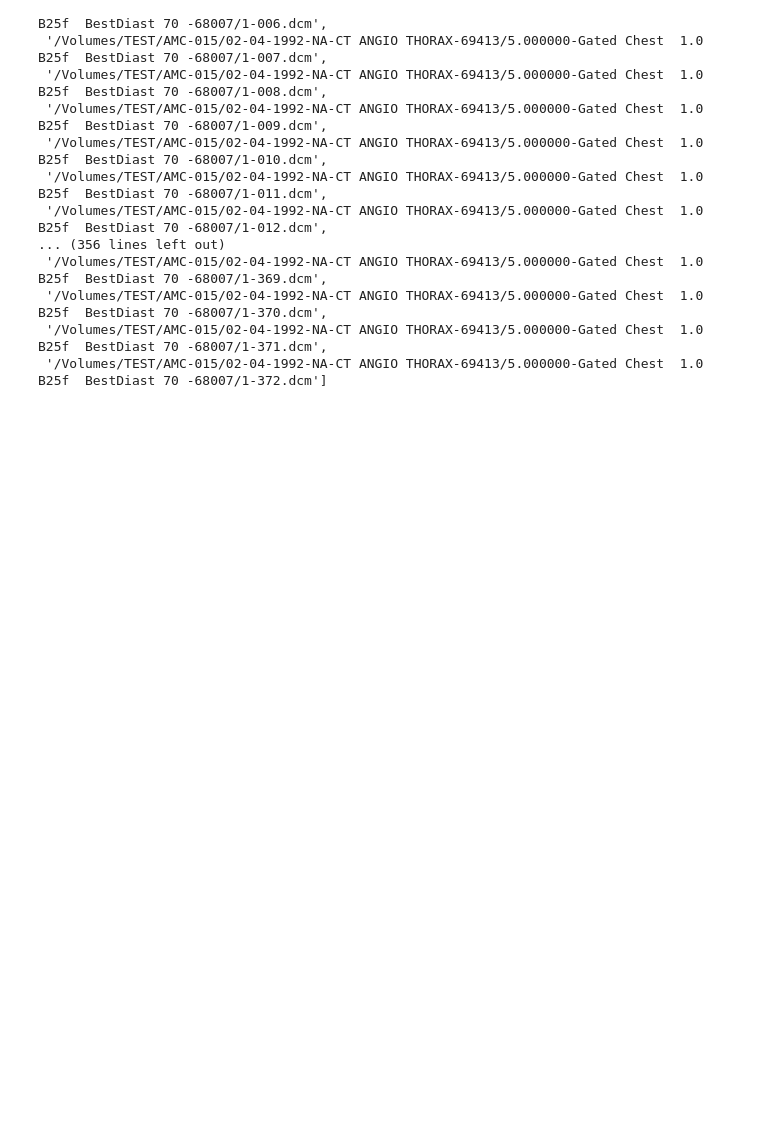
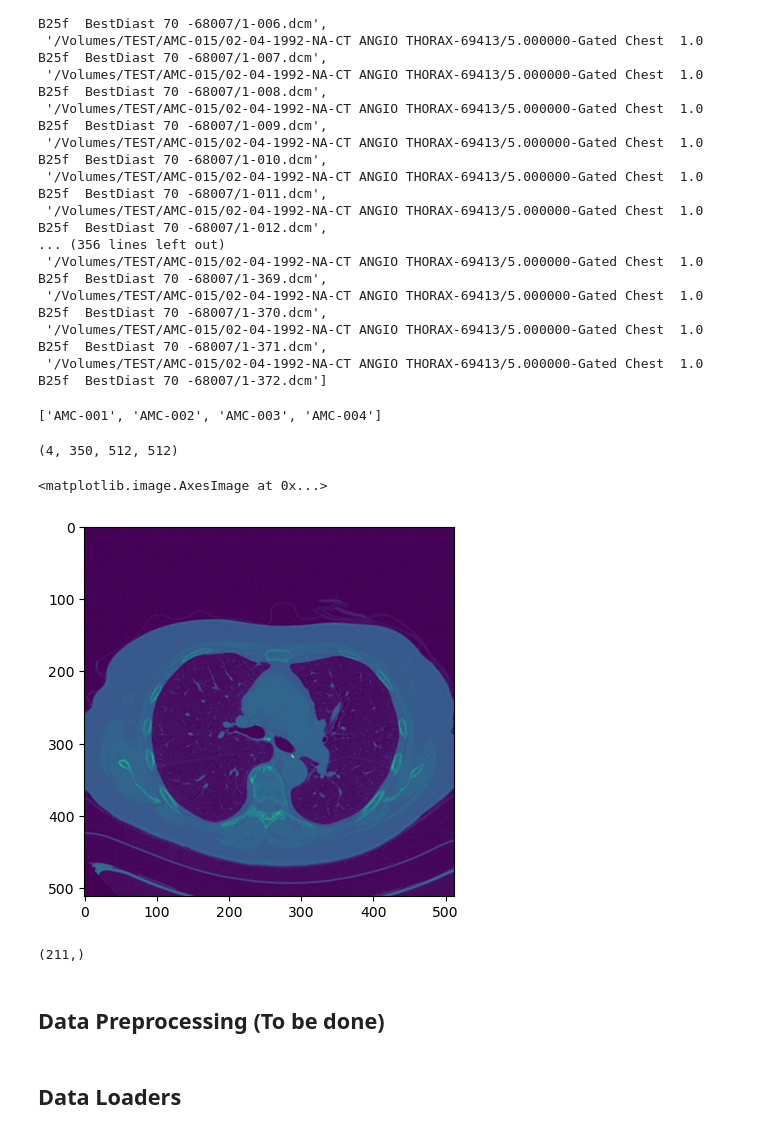
Before and after one commit to hepxpansion/Tatz_Thesis, a Jupyter notebook: Thesis.ipynb, the cells around one changed output. Cells and saved outputs as stored; diff of their text form; code cells hidden in the pictures; blank space fills up the shorter version.

```diff
--- a/Thesis.ipynb
+++ b/Thesis.ipynb
@@ -68,6 +69,3 @@ input_folder='/Users/tatz/Desktop/Docs/Study/Sem3/Thesis/Data'
 # Loads the patients folder names (which are also the patient Ids)
 patients = [f for f in os.listdir(input_folder) if f[0] != '.']
 patients.sort()
-# %%
-# testing for one patient
-patient_id = 'R01-153'
@@ -138,3 +94,29 @@ ls
  '/Volumes/TEST/AMC-015/02-04-1992-NA-CT ANGIO THORAX-69413/5.000000-Gated Chest  1.0  B25f  BestDiast 70 -68007/1-370.dcm',
  '/Volumes/TEST/AMC-015/02-04-1992-NA-CT ANGIO THORAX-69413/5.000000-Gated Chest  1.0  B25f  BestDiast 70 -68007/1-371.dcm',
  '/Volumes/TEST/AMC-015/02-04-1992-NA-CT ANGIO THORAX-69413/5.000000-Gated Chest  1.0  B25f  BestDiast 70 -68007/1-372.dcm']
+# %%
+# testing for 4 patient. Hide this code block when not testing in local machine
+patients=['AMC-001','AMC-002','AMC-003','AMC-004']
+patients.sort()
+labels = np.array([1,0,0,0])
+patients
+# %% [output]
+['AMC-001', 'AMC-002', 'AMC-003', 'AMC-004']
+# %%
+stacked_x = []
+
+for patient_id in patients:
+    patient_slices = load_scan(patient_id) # Reads the dicom files
+    stacked_slices_or = get_pixels_hu(patient_slices) # Convert to Hounsfield Unit
+    stacked_slices = resize(stacked_slices_or, (350, 512, 512))
+    stacked_x.append(torch.tensor(stacked_slices)) # Stacking the images to make a 4D tensor
+
+stacked_x = np.array(torch.stack(stacked_x))
+stacked_x.shape
+# %% [output]
+(4, 350, 512, 512)
+# %%
+plt.imshow(stacked_x[3,200,:,:])
+# %% [output]
+<matplotlib.image.AxesImage at 0x...>
+[figure, added]
@@ -140,0 +139,6 @@ ls
+# %%
+df = pd.read_csv('labels.csv')
+labels = np.array([1 if d == 'yes' else 0 for d in df['Recurrence']])
+labels.shape
+# %% [output]
+(211,)
@@ -140,0 +147,4 @@ ls
+# %% [markdown]
+## Data Preprocessing (To be done)
+# %% [markdown]
+## Data Loaders
```
Also changed, not shown: parts of 17 cells of this notebook, 2 other files.
